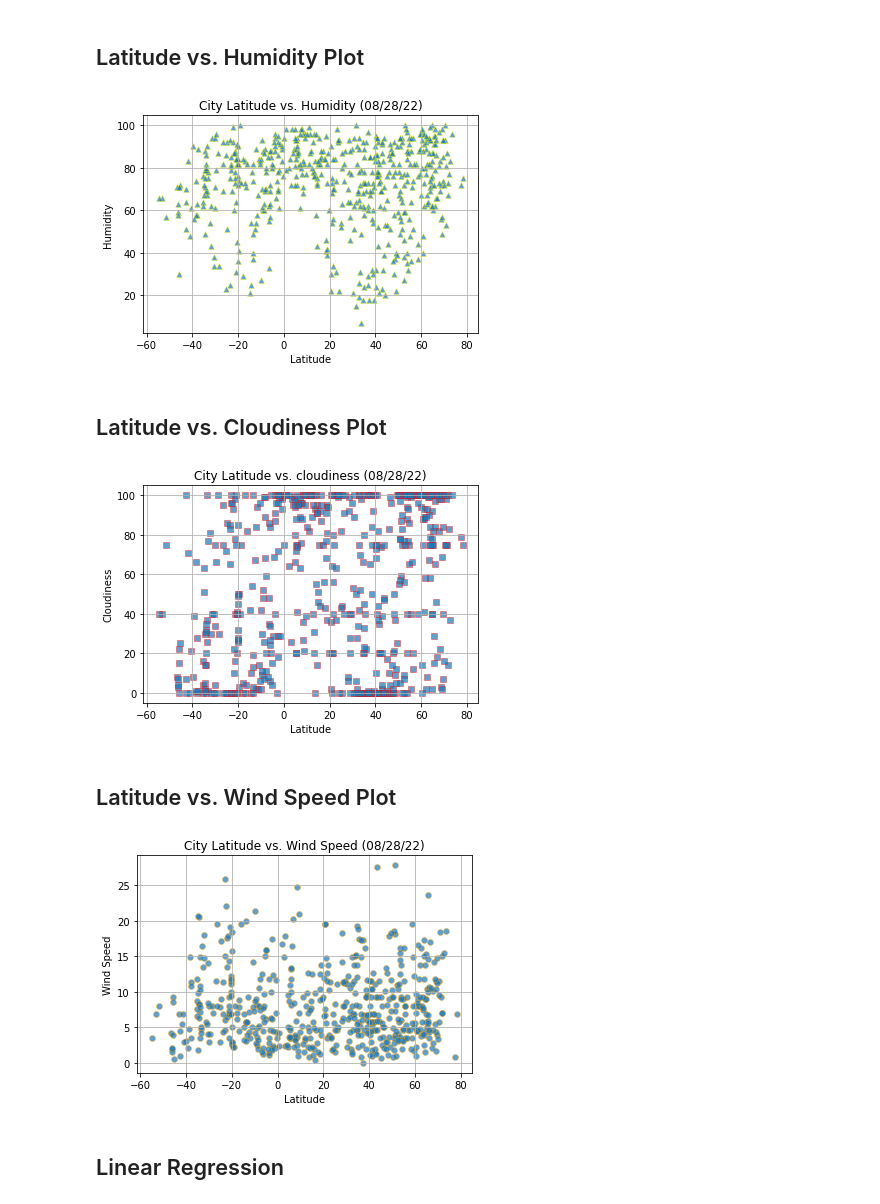
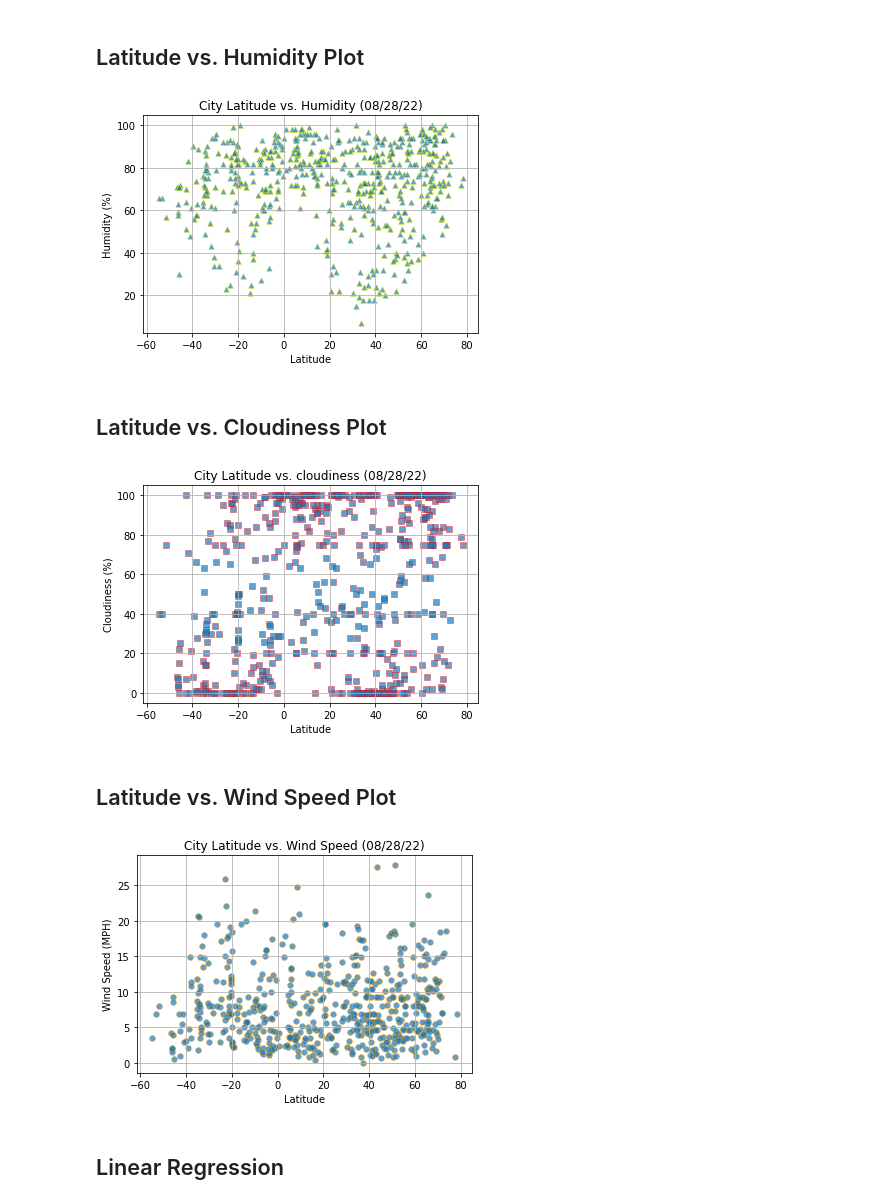
Before and after one commit to ImmaDadTho/python-api-challenge, a Jupyter notebook: WeatherPyChallenge/WeatherPy.ipynb, the cells around one changed output. Cells and saved outputs as stored; diff of their text form; code cells hidden in the pictures.

```diff
--- a/WeatherPyChallenge/WeatherPy.ipynb
+++ b/WeatherPyChallenge/WeatherPy.ipynb
@@ -232,7 +213,7 @@ plt.scatter(lats, humidity, edgecolor = "yellow", linewidth = 0.5, marker = "^",
 
 #add labeling and different customizations
 plt.title("City Latitude vs. Humidity (%s)" % time.strftime("%x"))
-plt.ylabel("Humidity")
+plt.ylabel("Humidity (%)")
 plt.xlabel("Latitude")
 plt.grid(True)
 
@@ -242,7 +223,7 @@ plt.savefig("output_data/Fig2.png")
 #dsiplay the plot chart
 plt.show()
 # %% [output]
-[figure, old version]
+[figure, new version]
 # %% [markdown]
 ## Latitude vs. Cloudiness Plot
 # %%
@@ -251,7 +232,7 @@ plt.scatter(lats, cloudiness, edgecolor = "red", linewidth = 0.5, marker = "s",
 
 #add labeling and different customizations
 plt.title("City Latitude vs. cloudiness (%s)" % time.strftime("%x"))
-plt.ylabel("Cloudiness")
+plt.ylabel("Cloudiness (%)")
 plt.xlabel("Latitude")
 plt.grid(True)
 
@@ -261,26 +242,26 @@ plt.savefig("output_data/Fig3.png")
 #dsiplay the plot chart
 plt.show()
 # %% [output]
-[figure, old version]
+[figure, new version]
 # %% [markdown]
 ## Latitude vs. Wind Speed Plot
 # %%
 plt.scatter(lats, wind_speed, edgecolor = "orange", linewidth = 0.5, marker = "o",
             alpha = .7, label = "cities")
 
 #add labeling and different customizations
 plt.title("City Latitude vs. Wind Speed (%s)" % time.strftime("%x"))
-plt.ylabel("Wind Speed")
+plt.ylabel("Wind Speed (MPH)")
 plt.xlabel("Latitude")
 plt.grid(True)
 
 #save the plot chart
 plt.savefig("output_data/Fig4.png")
 
 #dsiplay the plot chart
 plt.show()
 # %% [output]
-[figure, old version]
+[figure, new version]
 # %% [markdown]
 ## Linear Regression
 # %%
```
Also changed, not shown: parts of 15 cells of this notebook, 5 other files.
